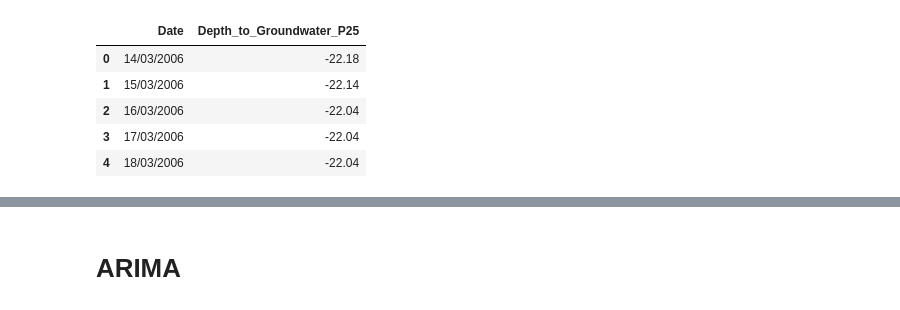
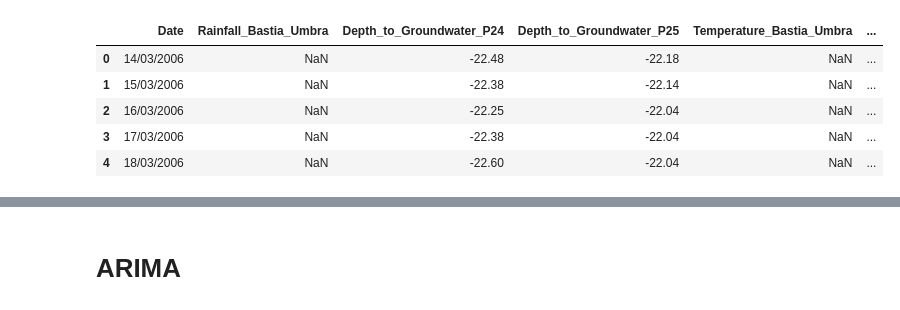
Before and after one commit to dadatu/AceaSmartWaterAnalytics, a Jupyter notebook: upgradedUnivariateTimeSeries_Acquifer.ipynb, the cells around one changed output, grey strips where cells are left out. Drawn from its saved outputs; the diff is of its cells as text; code cells hidden in the pictures.

Commit message:
updated UnivariateTimeSeries_Aquifer: arima model

```diff
--- a/upgradedUnivariateTimeSeries_Acquifer.ipynb
+++ b/upgradedUnivariateTimeSeries_Acquifer.ipynb
@@ -25,12 +87,13 @@ from sklearn.model_selection import train_test_split
 # %%
-df = pd.read_csv(r"C:\Users\A393350\Desktop\Kaggle\AceaSmartWaterAnalytics\data/Aquifer_Petrignano.csv")
-#df.head()
-df = df[["Date","Depth_to_Groundwater_P25"]]
-df.head()
+df_raw = pd.read_csv(".\data/Aquifer_Petrignano.csv")
+
+#df = df[["Date","Depth_to_Groundwater_P25"]]
+
+df_raw.head()
 # %% [output]
-|  | Date | Depth_to_Groundwater_P25 |
-| 0 | 14/03/2006 | -22.18 |
-| 1 | 15/03/2006 | -22.14 |
-| 2 | 16/03/2006 | -22.04 |
-| 3 | 17/03/2006 | -22.04 |
-| 4 | 18/03/2006 | -22.04 |
+|  | Date | Rainfall_Bastia_Umbra | Depth_to_Groundwater_P24 | Depth_to_Groundwater_P25 | Temperature_Bastia_Umbra | ... |
+| 0 | 14/03/2006 | NaN | -22.48 | -22.18 | NaN | ... |
+| 1 | 15/03/2006 | NaN | -22.38 | -22.14 | NaN | ... |
+| 2 | 16/03/2006 | NaN | -22.25 | -22.04 | NaN | ... |
+| 3 | 17/03/2006 | NaN | -22.38 | -22.04 | NaN | ... |
+| 4 | 18/03/2006 | NaN | -22.60 | -22.04 | NaN | ... |
```
Also changed, not shown: parts of 132 cells of this notebook.
